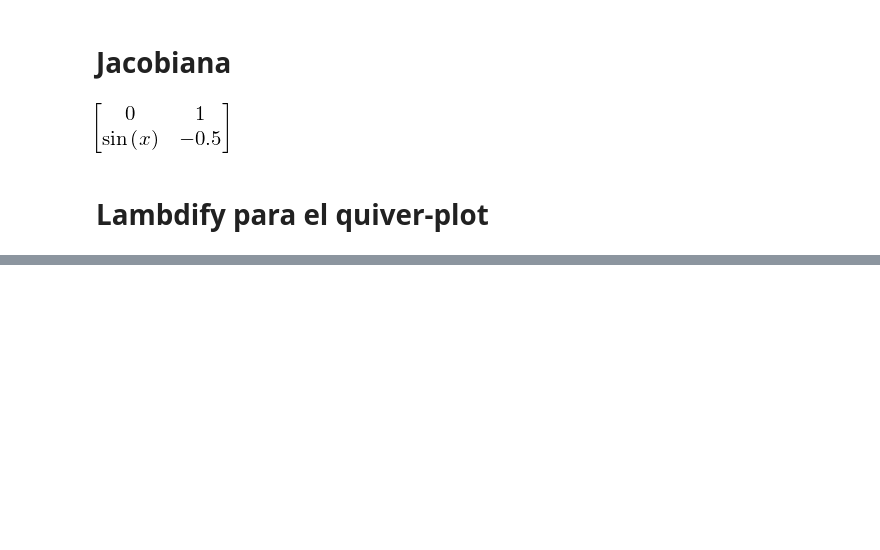
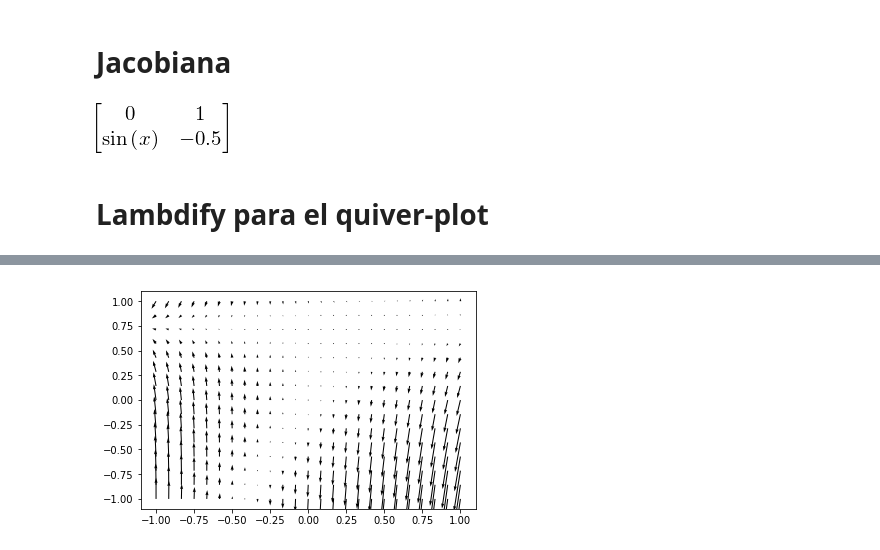
Before and after one commit to rgarcia-herrera/sistemas-dinamicos, a Jupyter notebook: polking.ipynb, the cells around one changed output, grey strips where cells are left out. Drawn from its saved outputs; the diff is of its cells as text; code cells hidden in the pictures; blank space fills up the shorter version.

```diff
--- a/polking.ipynb
+++ b/polking.ipynb
@@ -70,0 +67,10 @@ plt.quiver?
+# %%
+i, j = np.meshgrid(np.linspace(-1, 1, 25),
+                   np.linspace(-1, 1, 15))
+u = f(i,j)
+v = g(i,j)
+
+plt.quiver(i, j, u, v)
+plt.show()
+# %% [output]
+[figure, added]
```
Also changed, not shown: parts of 4 cells of this notebook.
